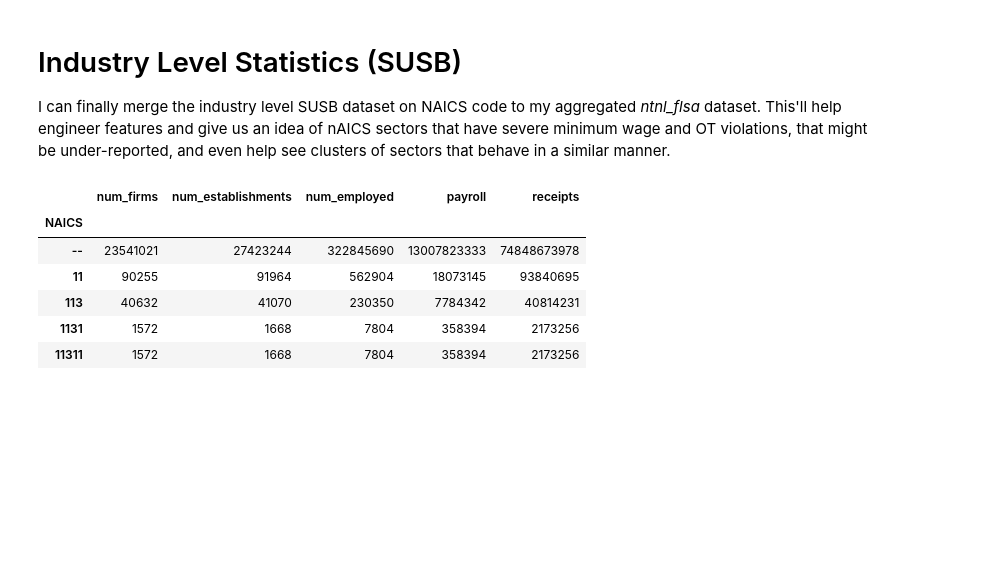
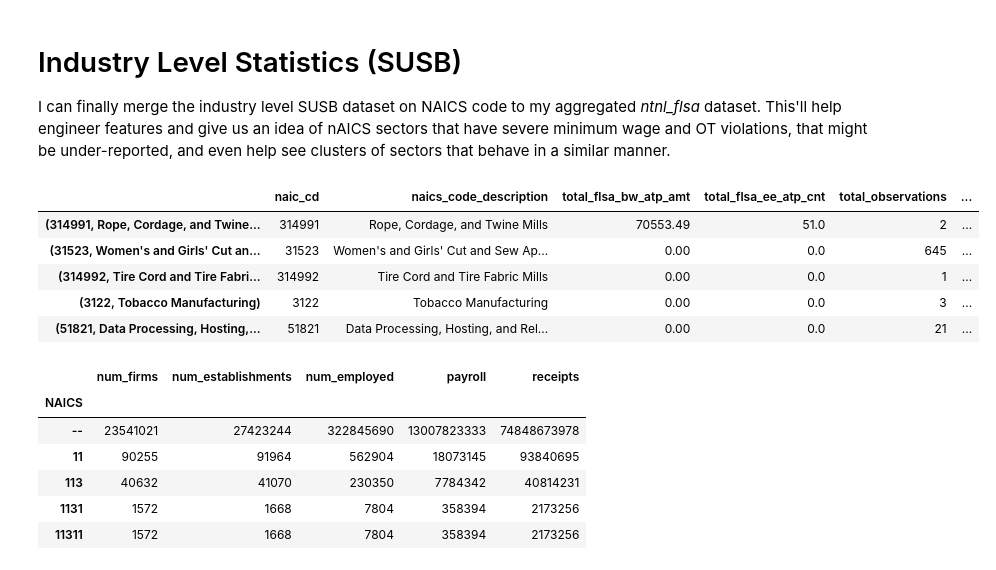
Before and after one commit to ashirwad08/DOL-wage-theft, a Jupyter notebook: notebooks/WHD_NAICS_nationwide_analysis.ipynb, the cells around one changed output. Drawn from its saved outputs; the diff is of its cells as text; code cells hidden in the pictures; blank space fills up the shorter version.

```diff
--- a/notebooks/WHD_NAICS_nationwide_analysis.ipynb
+++ b/notebooks/WHD_NAICS_nationwide_analysis.ipynb
@@ -234,6 +254,15 @@ I can finally merge the industry level SUSB dataset on NAICS code to my aggregat
 
 ntnl_flsa.reset_index(inplace=True)
 ntnl_flsa.set_index(ntnl_flsa['naic_cd'], inplace=True)
+# %%
+ntnl_flsa.sample(5)
+# %% [output]
+|  | naic_cd | naics_code_description | total_flsa_bw_atp_amt | total_flsa_ee_atp_cnt | total_observations | ... |
+| (314991, Rope, Cordage, and Twine... | 314991 | Rope, Cordage, and Twine Mills | 70553.49 | 51.0 | 2 | ... |
+| (31523, Women's and Girls' Cut an... | 31523 | Women's and Girls' Cut and Sew Ap... | 0.00 | 0.0 | 645 | ... |
+| (314992, Tire Cord and Tire Fabri... | 314992 | Tire Cord and Tire Fabric Mills | 0.00 | 0.0 | 1 | ... |
+| (3122, Tobacco Manufacturing) | 3122 | Tobacco Manufacturing | 0.00 | 0.0 | 3 | ... |
+| (51821, Data Processing, Hosting,... | 51821 | Data Processing, Hosting, and Rel... | 0.00 | 0.0 | 21 | ... |
 # %%
 SUSB2007_grps.head()
 # %% [output]
```
Also changed, not shown: parts of 17 cells of this notebook, 25 other files.
